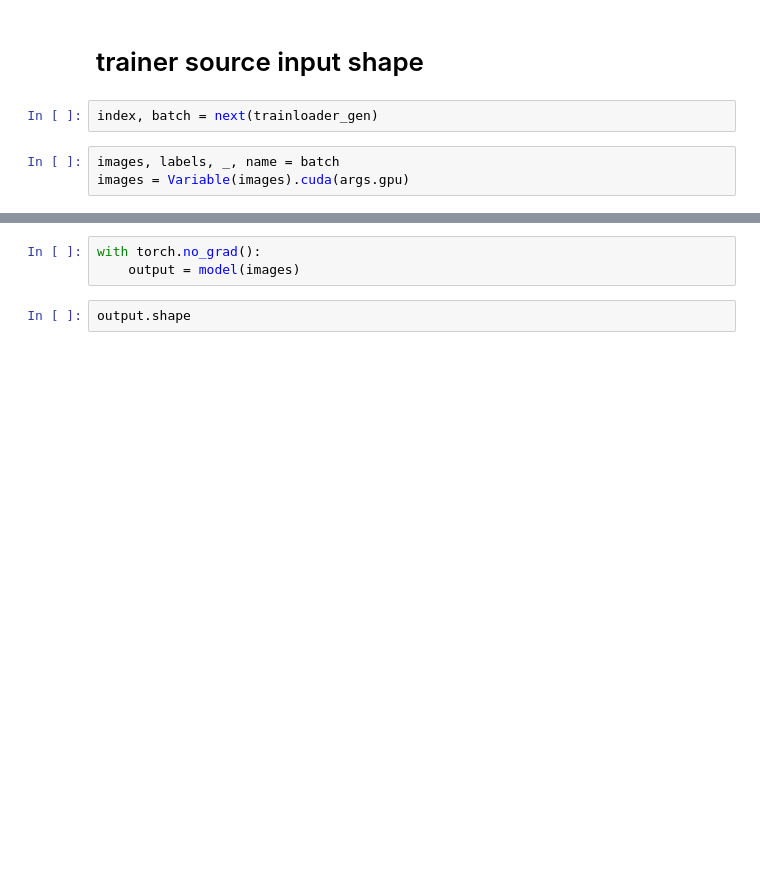
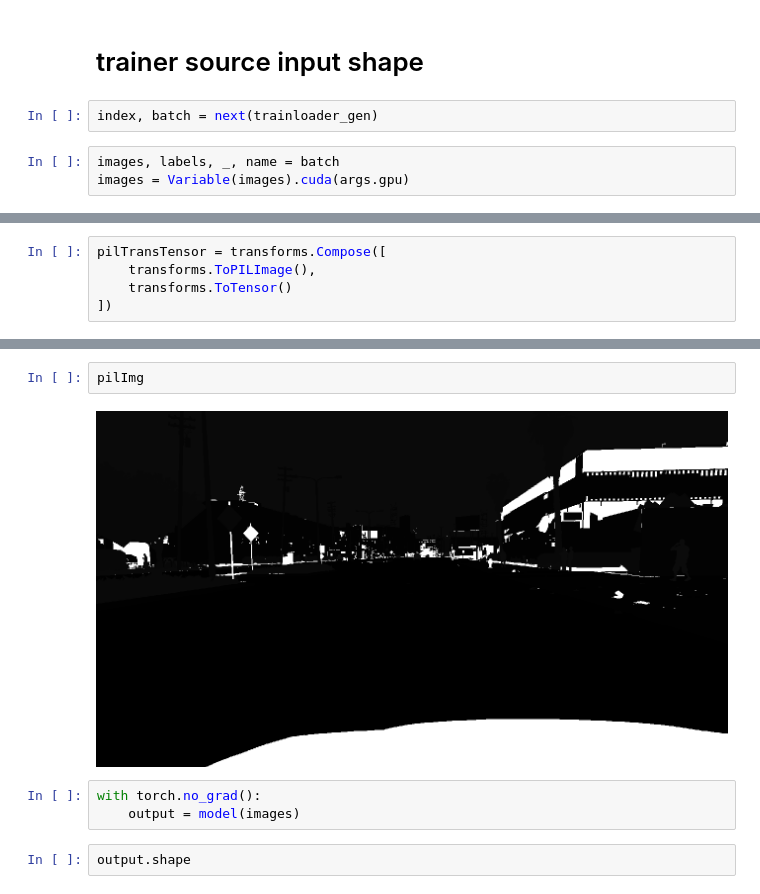
Before and after one commit to anonymous1computervision/AdaptSegNet, a Jupyter notebook: xiao_test.ipynb, the cells around one changed output, grey strips where cells are left out. Cells and saved outputs as stored; diff of their text form; blank space fills up the shorter version.

```diff
--- a/xiao_test.ipynb
+++ b/xiao_test.ipynb
@@ -226,0 +301,5 @@ images = Variable(images).cuda(args.gpu)
+# %%
+pilTransTensor = transforms.Compose([
+    transforms.ToPILImage(),
+    transforms.ToTensor()
+])
@@ -227,3 +338,7 @@ images = Variable(images).cuda(args.gpu)
+# %%
+pilImg
+# %% [output]
+[figure, added]
 # %%
 with torch.no_grad():
     output = model(images)
```
Also changed, not shown: parts of 24 cells of this notebook, 4 other files.
